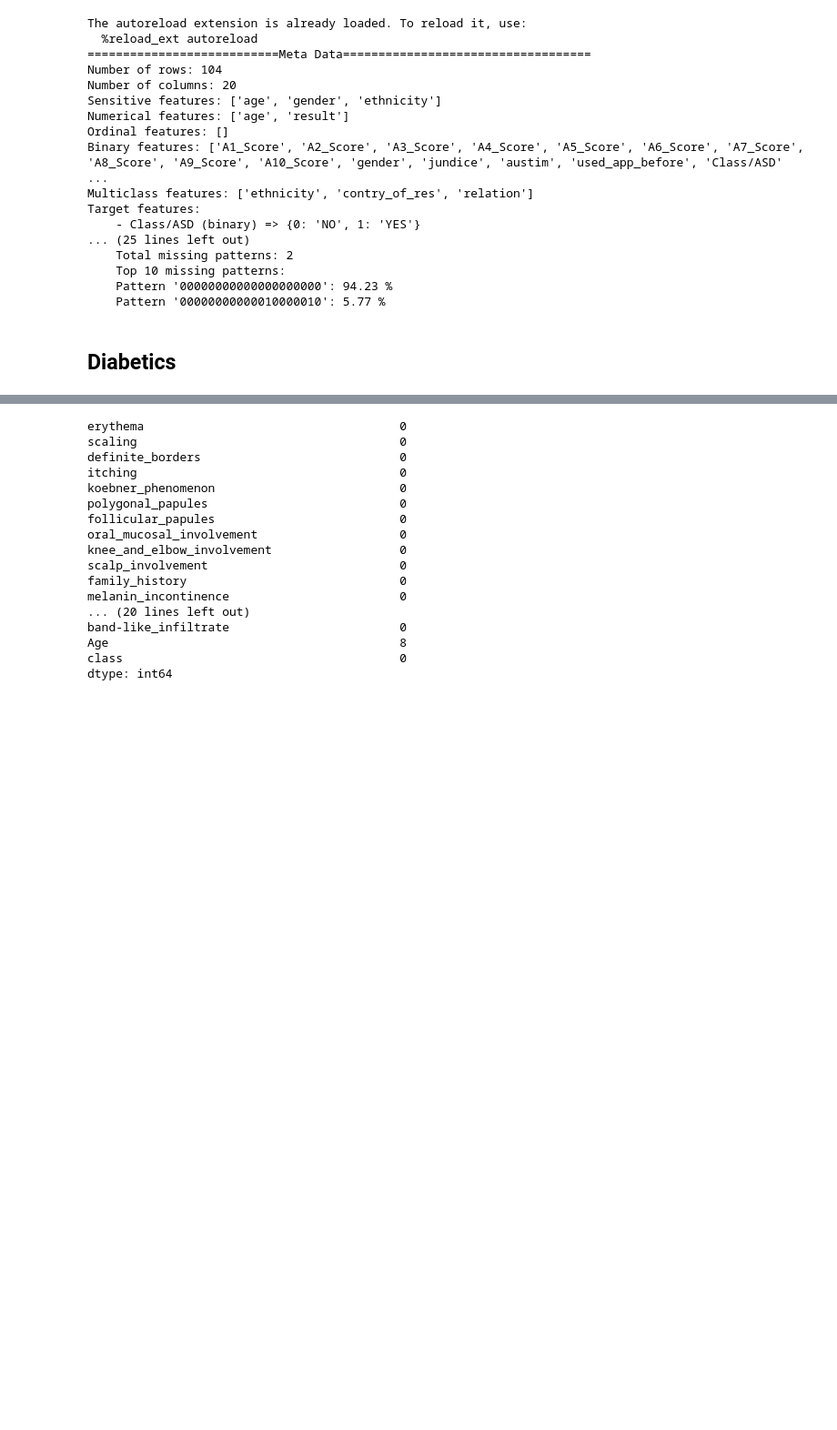
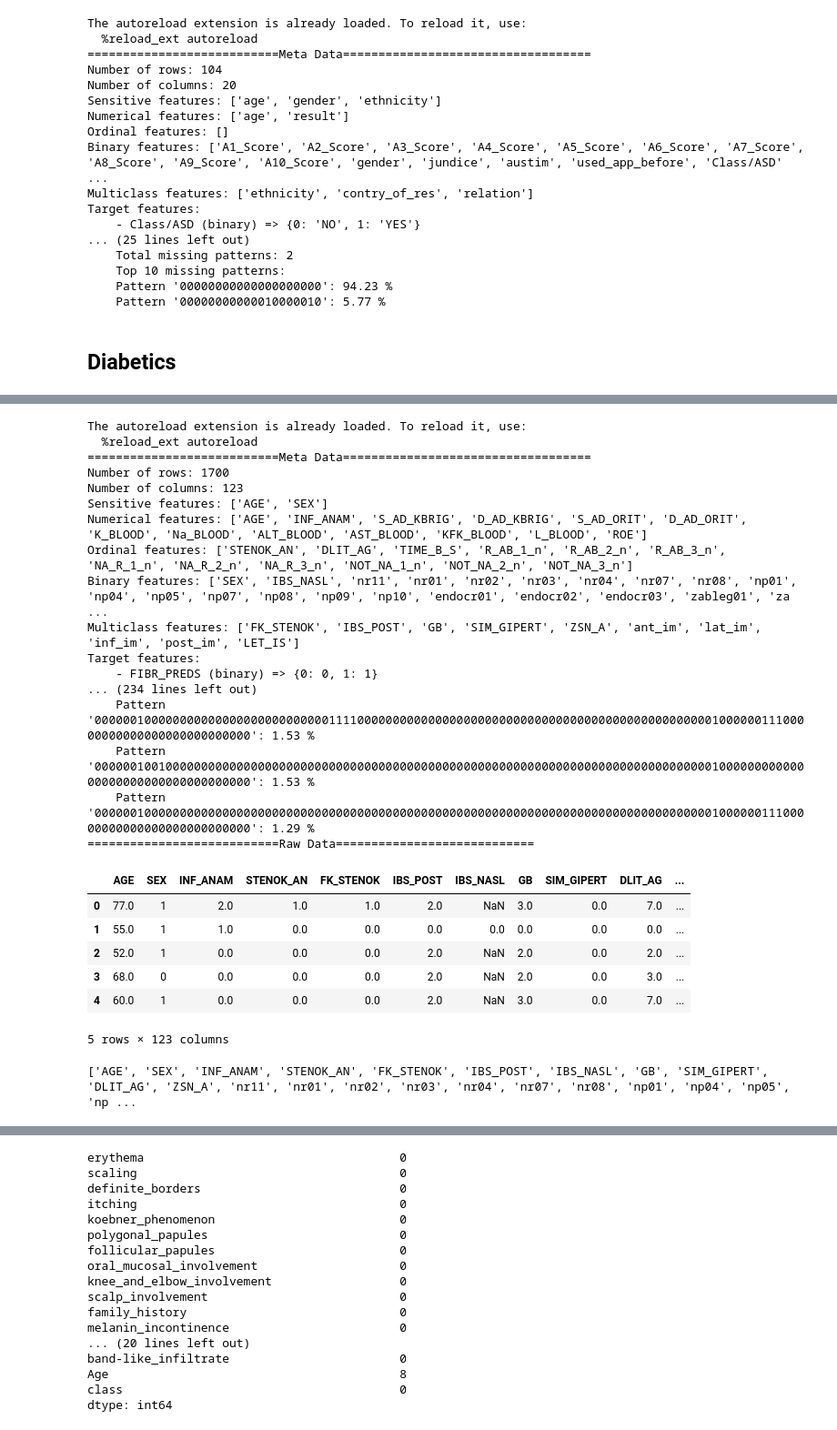
Before and after one commit to sitaomin1994/MedicalDataKit, a Jupyter notebook: notebook/data_fetch.ipynb, the cells around one changed output, grey strips where cells are left out. Shown: that part at 91% size. Drawn from its saved outputs; the diff is of its cells as text; code cells hidden in the pictures; blank space fills up the shorter version.

```diff
--- a/notebook/data_fetch.ipynb
+++ b/notebook/data_fetch.ipynb
@@ -603,0 +617,43 @@ Name: count, dtype: int64
+# %%
+%load_ext autoreload
+%autoreload 2
+from MedDataKit.dataset.medical_dataset import MyocardialInfarctionDataset
+
+dataset = MyocardialInfarctionDataset()
+dataset.load()
+print("===========================Meta Data===================================")
+dataset.show_meta_data()
+print("===========================Missing Data Statistics============================")
+dataset.get_missing_data_statistics()
+dataset.show_missing_data_statistics()
+print("===========================Raw Data============================")
+dataset.raw_data.head()
+# %% [output]
+The autoreload extension is already loaded. To reload it, use:
+  %reload_ext autoreload
+===========================Meta Data===================================
+Number of rows: 1700
+Number of columns: 123
+Sensitive features: ['AGE', 'SEX']
+Numerical features: ['AGE', 'INF_ANAM', 'S_AD_KBRIG', 'D_AD_KBRIG', 'S_AD_ORIT', 'D_AD_ORIT', 'K_BLOOD', 'Na_BLOOD', 'ALT_BLOOD', 'AST_BLOOD', 'KFK_BLOOD', 'L_BLOOD', 'ROE']
+Ordinal features: ['STENOK_AN', 'DLIT_AG', 'TIME_B_S', 'R_AB_1_n', 'R_AB_2_n', 'R_AB_3_n', 'NA_R_1_n', 'NA_R_2_n', 'NA_R_3_n', 'NOT_NA_1_n', 'NOT_NA_2_n', 'NOT_NA_3_n']
+Binary features: ['SEX', 'IBS_NASL', 'nr11', 'nr01', 'nr02', 'nr03', 'nr04', 'nr07', 'nr08', 'np01', 'np04', 'np05', 'np07', 'np08', 'np09', 'np10', 'endocr01', 'endocr02', 'endocr03', 'zableg01', 'za ...
+Multiclass features: ['FK_STENOK', 'IBS_POST', 'GB', 'SIM_GIPERT', 'ZSN_A', 'ant_im', 'lat_im', 'inf_im', 'post_im', 'LET_IS']
+Target features:
+    - FIBR_PREDS (binary) => {0: 0, 1: 1}
+... (234 lines left out)
+    Pattern '000000100000000000000000000000000111100000000000000000000000000000000000000000000000000100000011100000000000000000000000000': 1.53 %
+    Pattern '000000100100000000000000000000000000000000000000000000000000000000000000000000000000000100000000000000000000000000000000000': 1.53 %
+    Pattern '000000100000000000000000000000000000000000000000000000000000000000000000000000000000000100000011100000000000000000000000000': 1.29 %
+===========================Raw Data============================
+|  | AGE | SEX | INF_ANAM | STENOK_AN | FK_STENOK | IBS_POST | IBS_NASL | GB | SIM_GIPERT | DLIT_AG | ... |
+| 0 | 77.0 | 1 | 2.0 | 1.0 | 1.0 | 2.0 | NaN | 3.0 | 0.0 | 7.0 | ... |
+| 1 | 55.0 | 1 | 1.0 | 0.0 | 0.0 | 0.0 | 0.0 | 0.0 | 0.0 | 0.0 | ... |
+| 2 | 52.0 | 1 | 0.0 | 0.0 | 0.0 | 2.0 | NaN | 2.0 | 0.0 | 2.0 | ... |
+| 3 | 68.0 | 0 | 0.0 | 0.0 | 0.0 | 2.0 | NaN | 2.0 | 0.0 | 3.0 | ... |
+| 4 | 60.0 | 1 | 0.0 | 0.0 | 0.0 | 2.0 | NaN | 3.0 | 0.0 | 7.0 | ... |
+5 rows × 123 columns
+# %%
+print(dataset.raw_data.columns.tolist())
+# %% [output]
+['AGE', 'SEX', 'INF_ANAM', 'STENOK_AN', 'FK_STENOK', 'IBS_POST', 'IBS_NASL', 'GB', 'SIM_GIPERT', 'DLIT_AG', 'ZSN_A', 'nr11', 'nr01', 'nr02', 'nr03', 'nr04', 'nr07', 'nr08', 'np01', 'np04', 'np05', 'np ...
```
Also changed, not shown: parts of 13 cells of this notebook, 8 other files.
